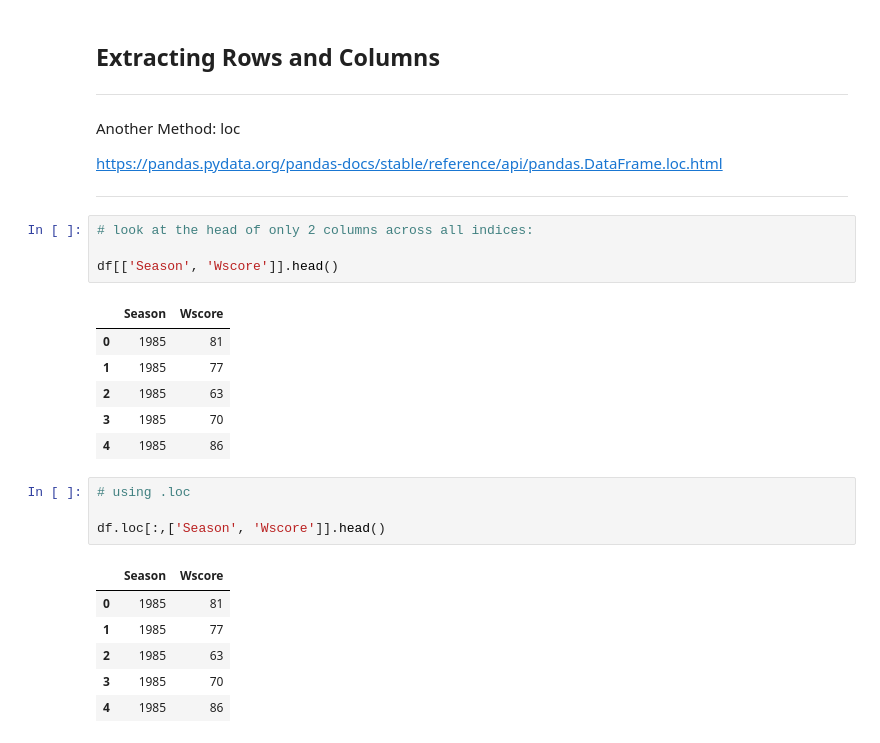
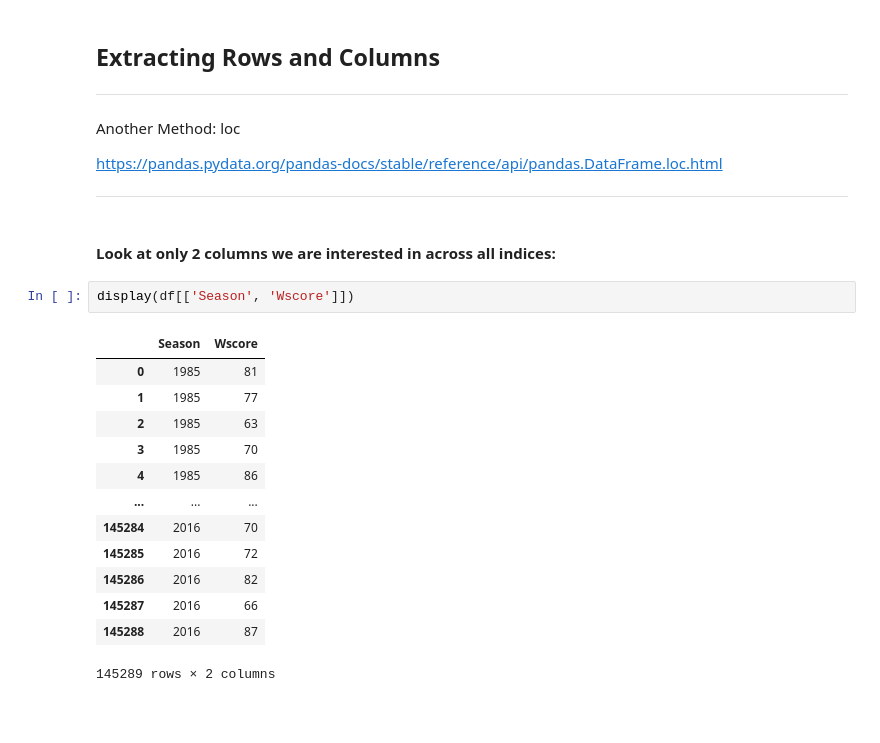
Before and after one commit to ADolbyB/data-science-python, a Jupyter notebook: 01-03_Basics/03_Pandas_Intro.ipynb, the cells around one changed output. Saved outputs shown, nothing was run; the diff lists cells and outputs as text; blank space fills up the shorter version.

```diff
--- a/01-03_Basics/03_Pandas_Intro.ipynb
+++ b/01-03_Basics/03_Pandas_Intro.ipynb
@@ -548,25 +563,21 @@ Another Method: loc
 https://pandas.pydata.org/pandas-docs/stable/reference/api/pandas.DataFrame.loc.html
 
 ---
-# %%
-# look at the head of only 2 columns across all indices:
-
-df[['Season', 'Wscore']].head()
-# %% [output]
-|  | Season | Wscore |
-| 0 | 1985 | 81 |
-| 1 | 1985 | 77 |
-| 2 | 1985 | 63 |
-| 3 | 1985 | 70 |
-| 4 | 1985 | 86 |
+# %% [markdown]
+#### Look at only 2 columns we are interested in across all indices:
 # %%
-# using .loc
-
-df.loc[:,['Season', 'Wscore']].head()
+display(df[['Season', 'Wscore']])
 # %% [output]
 |  | Season | Wscore |
 | 0 | 1985 | 81 |
 | 1 | 1985 | 77 |
 | 2 | 1985 | 63 |
 | 3 | 1985 | 70 |
 | 4 | 1985 | 86 |
+| ... | ... | ... |
+| 145284 | 2016 | 70 |
+| 145285 | 2016 | 72 |
+| 145286 | 2016 | 82 |
+| 145287 | 2016 | 66 |
+| 145288 | 2016 | 87 |
+145289 rows × 2 columns
```
Also changed, not shown: parts of 92 cells of this notebook.
